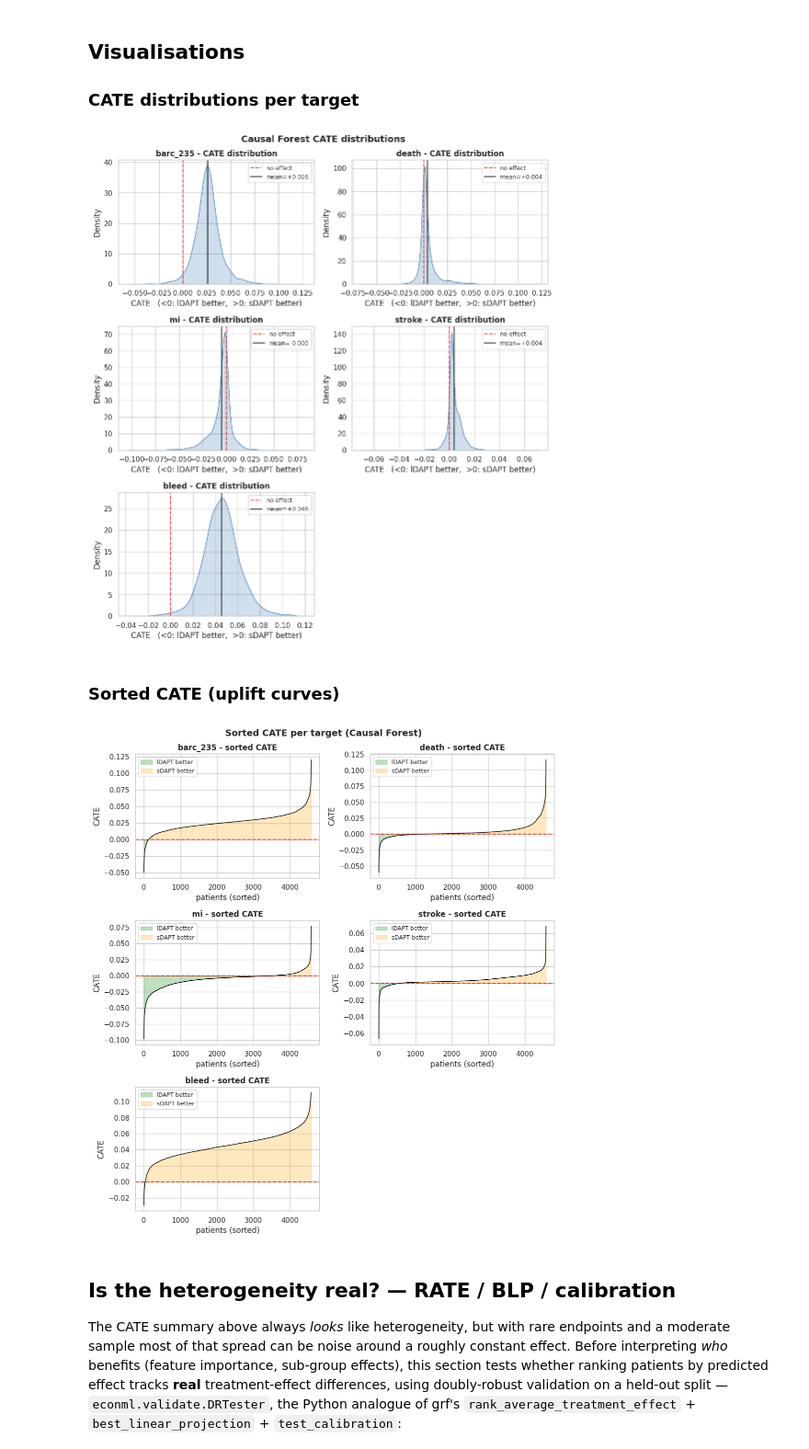
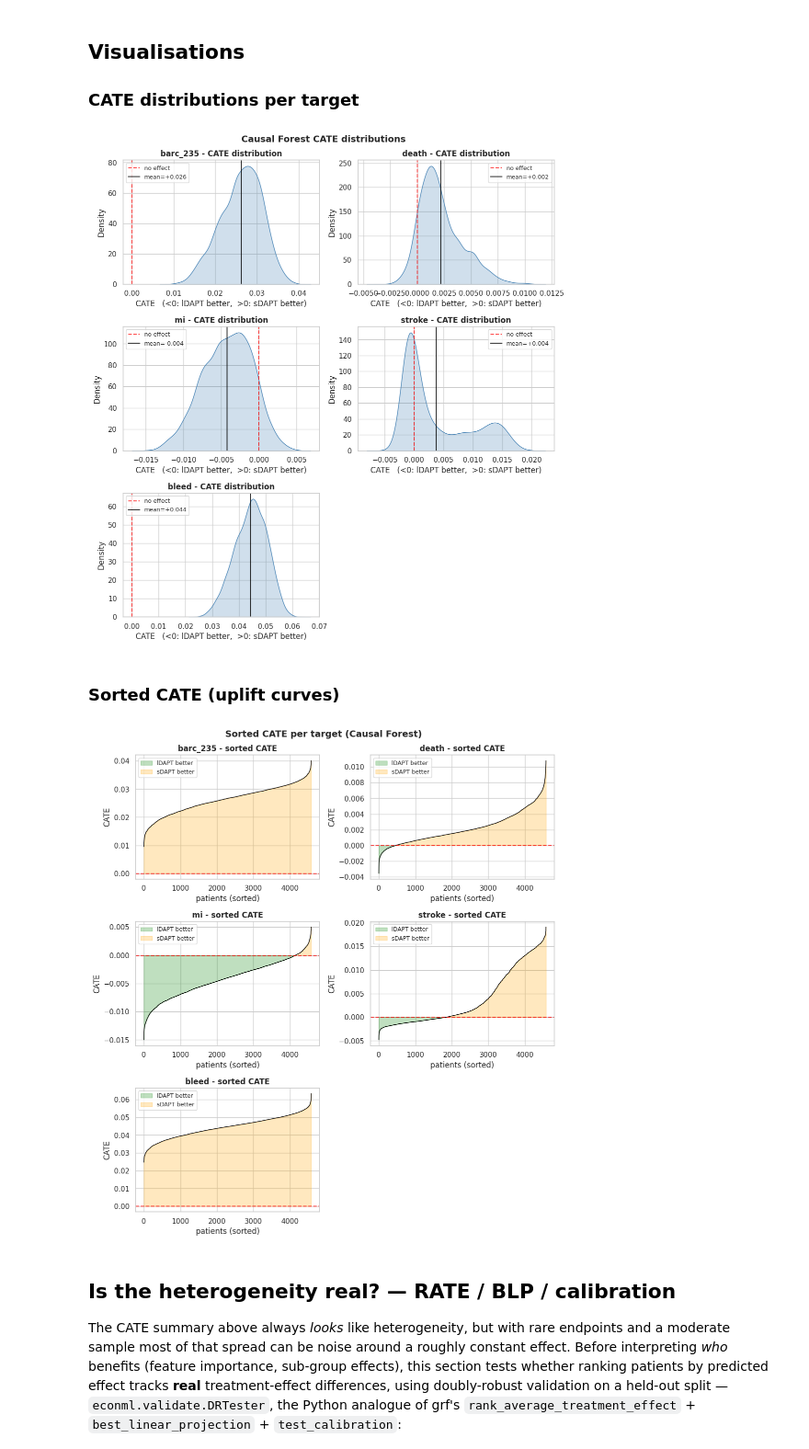
Before and after one commit to TommasoPioda/CATE-estimation-on-the-MASTER-DAPT-trial, a Jupyter notebook: Meta-learning/causal_forest/07_causal_forest_analysis.ipynb, the cells around one changed output. Shown at 92% size. Drawn from its saved outputs; the diff is of its cells as text; code cells hidden in the pictures.

```diff
--- a/Meta-learning/causal_forest/07_causal_forest_analysis.ipynb
+++ b/Meta-learning/causal_forest/07_causal_forest_analysis.ipynb
@@ -74,11 +74,18 @@ T = X['regimen'].map({'prolonged DAPT': 1, 'abbreviated DAPT': 0}).to_numpy()
 
 SAVE_DIR = os.path.join(MODELS_DIR, 'CausalForest')
 
-# Which flexibility level to analyse — one of the presets fit in 06:
-#   'regularized' | 'medium' | 'flexible', or None for the canonical default
-#   (CausalForest_multioutput.joblib, which 06 mirrors from DEFAULT_LEVEL='medium').
+# Per-figure output sub-folders the savefig calls below write into (created up
+# front so a fresh checkout doesn't crash the plotting cells).
+for _sub in ('SORTED_CATE', 'RATE_TOC', 'AUROC'):
+    os.makedirs(os.path.join(SAVE_DIR, _sub), exist_ok=True)
+
+# Which model to analyse — the Optuna-tuned forest saved by 06, one of the three
+# presets, or None for the canonical default:
+#   'tuned'       -> CausalForest_multioutput_tuned.joblib (from run_optuna_tuning.py)
+#   'regularized' | 'medium' | 'flexible' -> the explicit presets fit in 06
+#   None          -> CausalForest_multioutput.joblib (06 mirrors it from DEFAULT_LEVEL)
 # Change this and re-run the notebook to visualise a different base model.
-MODEL_LEVEL = 'flexible'
+MODEL_LEVEL = 'tuned'
 
 fname = (f'CausalForest_multioutput_{MODEL_LEVEL}.joblib'
          if MODEL_LEVEL else 'CausalForest_multioutput.joblib')
@@ -151,32 +158,32 @@ plt.tight_layout()
 
 plt.show()
 # %% [output]
-[figure, old version]
+[figure, new version]
 # %% [markdown]
 ### Sorted CATE (uplift curves)
 # %%
 fig, axes = target_grid(ncols=2)
 for ax, label in zip(axes, TARGET_LABELS):
     ordered = np.sort(cate[label].to_numpy())
     xs = np.arange(len(ordered))
     ax.plot(xs, ordered, linewidth=1.0, color='black')
     ax.axhline(0, color='red', linestyle='--', alpha=0.7)
     ax.fill_between(xs, ordered, 0, where=ordered < 0, color='green', alpha=0.25, label='lDAPT better')
     ax.fill_between(xs, ordered, 0, where=ordered > 0, color='orange', alpha=0.25, label='sDAPT better')
     ax.set_title(f'{label} - sorted CATE', fontweight='bold')
     ax.set_xlabel('patients (sorted)')
     ax.set_ylabel('CATE')
     ax.legend(fontsize=9, loc='upper left')
 fig.suptitle('Sorted CATE per target (Causal Forest)', fontsize=14, fontweight='bold')
 plt.tight_layout()
 plt.savefig(
-    os.path.join(SAVE_DIR, f'SORTED_CATE','sorted_cate{MODEL_LEVEL}.png'),
+    os.path.join(SAVE_DIR, 'SORTED_CATE', f'sorted_cate_{MODEL_LEVEL}.png'),
     dpi=300,
     bbox_inches='tight',
 )
 plt.show()
 # %% [output]
-[figure, old version]
+[figure, new version]
 # %% [markdown]
 ## Is the heterogeneity real? — RATE / BLP / calibration
 
```
Also changed, not shown: parts of 6 cells of this notebook, 10 other files.
